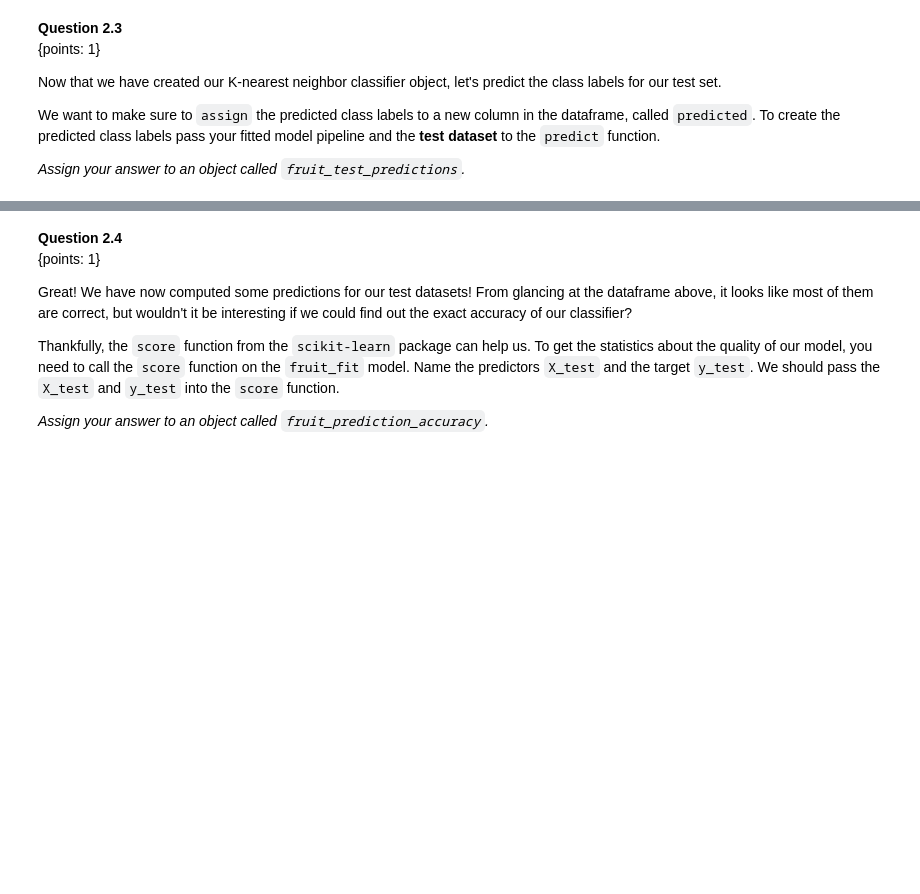
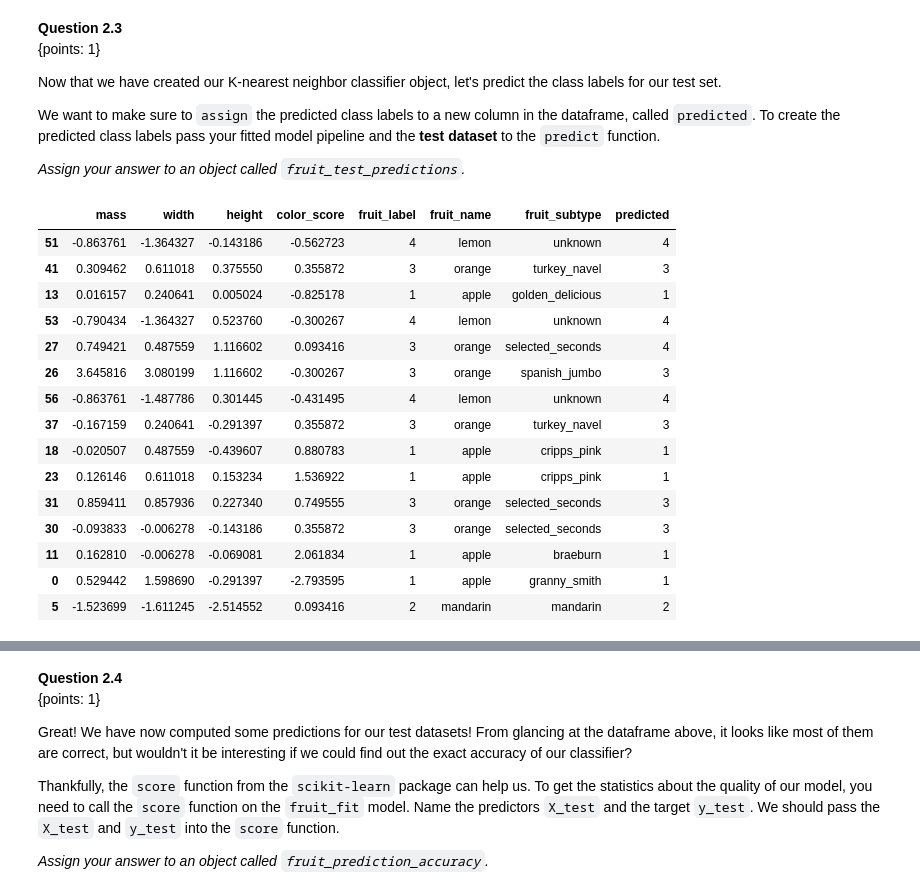
Before and after one commit to kshim99/DS-Modelling-Practice, a Jupyter notebook: data-science-a-first-intro-python-worksheets-main/py_worksheet_classification2/py_worksheet_classification2.ipynb, the cells around one changed output, grey strips where cells are left out. Cells and saved outputs as stored; diff of their text form; code cells hidden in the pictures; blank space fills up the shorter version.

```diff
--- a/data-science-a-first-intro-python-worksheets-main/py_worksheet_classification2/py_worksheet_classification2.ipynb
+++ b/data-science-a-first-intro-python-worksheets-main/py_worksheet_classification2/py_worksheet_classification2.ipynb
@@ -238,5 +268,13 @@ Name the preprocessor `fruit_data_preprocessor`, and name the preprocessed data
 
 
 # your code here
-raise NotImplementedError
+
+fruit_data_preprocessor = make_column_transformer(
+    (StandardScaler(), ["mass", "width", "height", "color_score"]),
+    remainder='passthrough',
+    verbose_feature_names_out=False
+)
+fruit_data_scaled = fruit_data_preprocessor.fit_transform(fruit_data)
+#fruit_data_scaled.rename(columns={"remainder__fruit_label": "fruit_label", "remainder__fruit_name": "fruit_name", "remainder__fruit_subtype": "fruit_subtype", "remainder__color_score": "color_score"}, inplace=False)
+
 fruit_data_scaled.head()
@@ -345,5 +400,5 @@ To create the training and test set, we would use the `train_test_split` functio
 # ___, ___ = train_test_split(___, test_size=___, random_state=123) # set the random state to be 123
 
 # your code here
-raise NotImplementedError
+fruit_train, fruit_test = train_test_split(fruit_data_scaled, test_size=0.25, random_state=123)
 fruit_train
@@ -392,5 +484,9 @@ To scale and center the data, first, pass the predictors to the `make_column_tra
 # )
 
 # your code here
-raise NotImplementedError
+fruit_preprocessor = make_column_transformer(
+    (StandardScaler(), ["mass", "color_score"]),
+    verbose_feature_names_out=False
+)
+
 fruit_preprocessor
@@ -433,8 +535,13 @@ Train the classifier with the training data set using the `make_pipeline` and `f
 # ___ = make_pipeline(___, ___).fit(___, ___)
 
 # your code here
-raise NotImplementedError
-fruit_fit
+knn_spec = KNeighborsClassifier(n_neighbors=3)
+
+X = fruit_train[["mass", "color_score"]]
+y = fruit_train["fruit_label"]
+
+
+fruit_fit = make_pipeline(fruit_preprocessor, knn_spec).fit(X, y)
 # %%
 from hashlib import sha1
 assert sha1(str(type(knn_spec is None)).encode("utf-8")+b"fb39dc6045dce932").hexdigest() == "80722875b1b430f5c1e08c6c01ffaf1f81e06c77", "type of knn_spec is None is not bool. knn_spec is None should be a bool"
@@ -487,11 +596,31 @@ We want to make sure to `assign` the predicted class labels to a new column in t
 # %%
 # ___ = fruit_test.___(
 #     predicted=___.predict(___[[___, ___]])
 # )
 
 # your code here
-raise NotImplementedError
+
+fruit_test_predictions = fruit_test.assign(
+    predicted=fruit_fit.predict(fruit_test[["mass", "color_score"]])
+)
 fruit_test_predictions
+# %% [output]
+|  | mass | width | height | color_score | fruit_label | fruit_name | fruit_subtype | predicted |
+| 51 | -0.863761 | -1.364327 | -0.143186 | -0.562723 | 4 | lemon | unknown | 4 |
+| 41 | 0.309462 | 0.611018 | 0.375550 | 0.355872 | 3 | orange | turkey_navel | 3 |
+| 13 | 0.016157 | 0.240641 | 0.005024 | -0.825178 | 1 | apple | golden_delicious | 1 |
+| 53 | -0.790434 | -1.364327 | 0.523760 | -0.300267 | 4 | lemon | unknown | 4 |
+| 27 | 0.749421 | 0.487559 | 1.116602 | 0.093416 | 3 | orange | selected_seconds | 4 |
+| 26 | 3.645816 | 3.080199 | 1.116602 | -0.300267 | 3 | orange | spanish_jumbo | 3 |
+| 56 | -0.863761 | -1.487786 | 0.301445 | -0.431495 | 4 | lemon | unknown | 4 |
+| 37 | -0.167159 | 0.240641 | -0.291397 | 0.355872 | 3 | orange | turkey_navel | 3 |
+| 18 | -0.020507 | 0.487559 | -0.439607 | 0.880783 | 1 | apple | cripps_pink | 1 |
+| 23 | 0.126146 | 0.611018 | 0.153234 | 1.536922 | 1 | apple | cripps_pink | 1 |
+| 31 | 0.859411 | 0.857936 | 0.227340 | 0.749555 | 3 | orange | selected_seconds | 3 |
+| 30 | -0.093833 | -0.006278 | -0.143186 | 0.355872 | 3 | orange | selected_seconds | 3 |
+| 11 | 0.162810 | -0.006278 | -0.069081 | 2.061834 | 1 | apple | braeburn | 1 |
+| 0 | 0.529442 | 1.598690 | -0.291397 | -2.793595 | 1 | apple | granny_smith | 1 |
+| 5 | -1.523699 | -1.611245 | -2.514552 | 0.093416 | 2 | mandarin | mandarin | 2 |
 # %%
 from hashlib import sha1
 assert sha1(str(type(fruit_test_predictions is None)).encode("utf-8")+b"d8e7f0f4c810a7fa").hexdigest() == "b5b90f925fda9ed6711b2a2433306cc5a6cfaae8", "type of fruit_test_predictions is None is not bool. fruit_test_predictions is None should be a bool"
```
Also changed, not shown: parts of 43 cells of this notebook.
